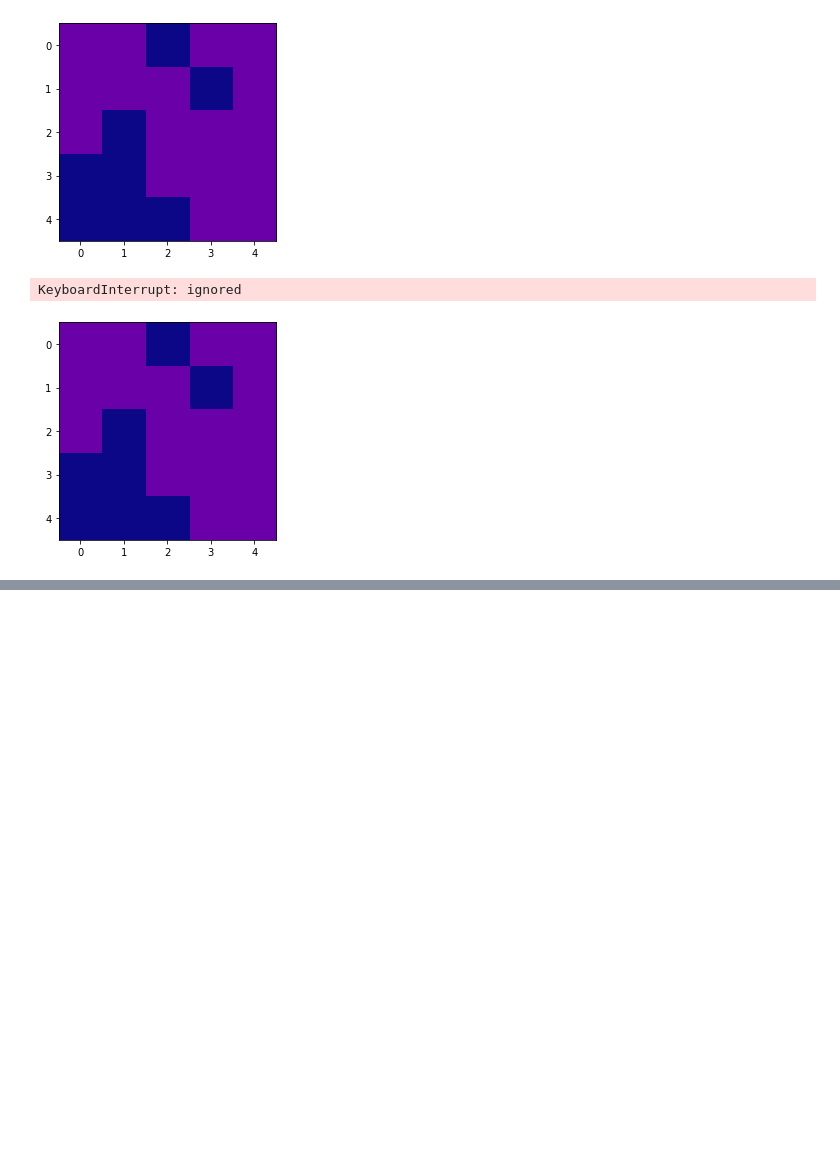
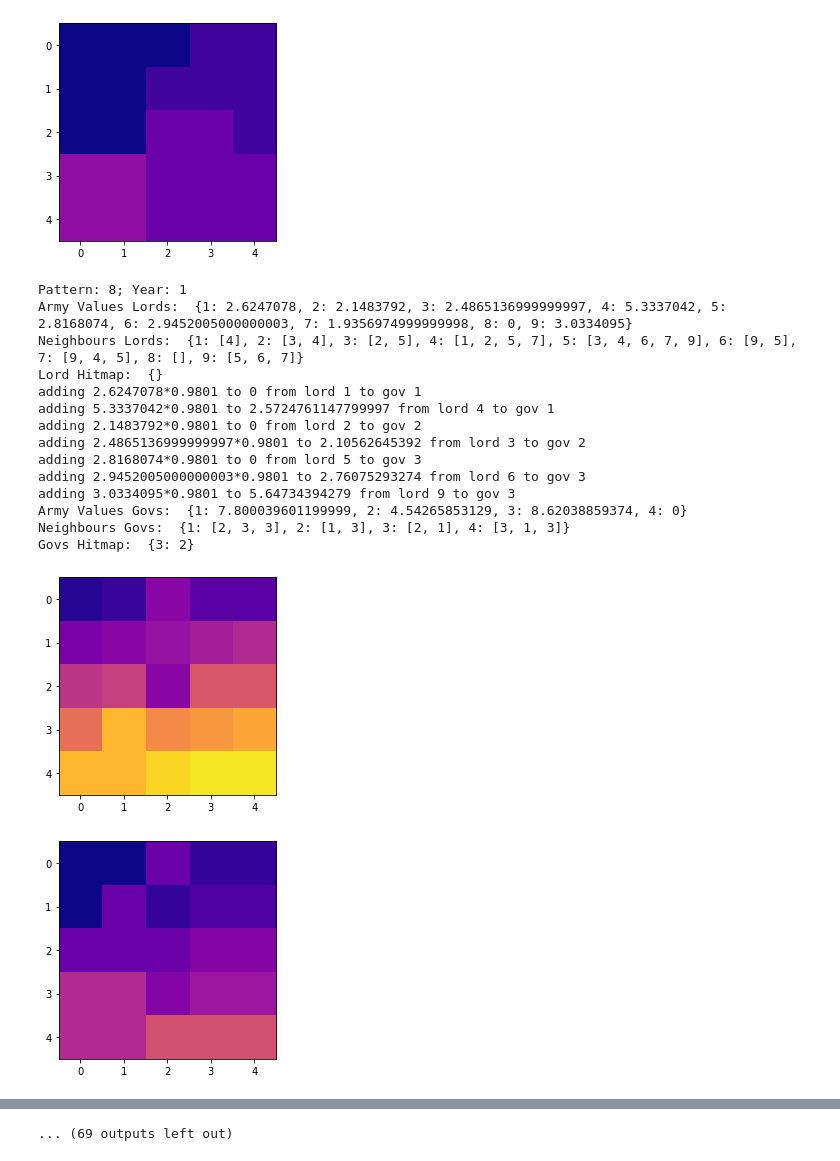
Before and after one commit to jpsiegel/Projects, a Jupyter notebook: Feudal_Model.ipynb, the cells around one changed output, grey strips where cells are left out. Saved outputs shown, nothing was run; the diff lists cells and outputs as text; code cells hidden in the pictures; blank space fills up the shorter version.

Commit message:
added logic and visualization for governor conquests

```diff
--- a/Feudal_Model.ipynb
+++ b/Feudal_Model.ipynb
@@ -54,12 +54,14 @@ initial_army_level_min, initial_army_level_max = 0.1, 2
 initial_loyalty_value = 1.0
 min_army_growth_rate, max_army_growth_rate = 0.01, 0.1
 
-activity_value = 1  # [0,1] higher activity means more probability of attacking
+activity_value = 0.5  # [0,1] higher activity means more probability of attacking
 loyalty_decay_rate = 0.01
-army_portion_left_on_new_conquest = 1/2
+army_portion_left_on_new_conquest = 0.5
 times_stronger_lord = 2 # how many times the army value of a lord has to exceed the ones of his neighbours to attack
+times_stronger_gov = 1
 loyalty_war_boost = 0.4 #how much loyalty is gained from going to war
-conquered_initial_loyalty = 0.5 #how loyal is vassal taht was just conquered by a new lord
+conquered_initial_loyalty = 0.5 #how loyal is vassal that was just conquered by a new lord
+portion_of_vassal_aid_to_go_to_war = 0.5
 # %%
 # Classes
 
@@ -176,7 +236,7 @@ def print_connections(vassal_config, lord_config, governor_config):
 
 def find_lord_of_vassal(vassal):
   """ Given a vassal object, returns the lord object connected with him """
-  lord_id = list(vassal.loyalties_up.keys())[0]  # id of first lord connected
+  lord_id = list(vassal.loyalties_up.keys())[0]  # id of first lord connected, but
 
   if len(vassal.loyalties_up.keys()) > 1: #if he has more than one connection, choose most loyal
     most_loyal = max(vassal.loyalties_up.values())
@@ -205,6 +265,17 @@ def find_lord_by_id(id_):
   if target_lord == None:
     raise ValueError("Lord not found in nextlord_config")
 
+def find_governor_by_id(id_):
+  """ Given a id, returns the governor object of that id"""
+  target_gov = None
+  for x in range(governor_grid_size):
+    for y in range(governor_grid_size):
+      if governor_nextconfig[x,y].id_ == id_:
+        target_gov = governor_nextconfig[x,y]
+        return target_gov
+  if target_gov == None:
+    raise ValueError("Governor not found in nextgovernor_config")
+
 def find_governor_of_vassal(vassal):
   """ Given a vassal object, returns the governor object connected with him through a lord"""
   lord = find_lord_of_vassal(vassal)
@@ -227,6 +298,16 @@ def find_vassals_by_ids(vassal_id_list):
       if vassal_nextconfig[x,y].id_ in vassal_id_list:
         vassal_coords.append((x, y))
   return vassal_coords
+
+def find_lords_by_ids(lord_id_list):
+  """given a list of lord ids, returns tuple list of the
+  coordinates of all lord cells that have one of those ids"""
+  lord_coords = []
+  for x in range(lord_grid_size):
+    for y in range(lord_grid_size):
+      if lord_nextconfig[x,y].id_ in lord_id_list:
+        lord_coords.append((x, y))
+  return lord_coords
 # %%
 # backend
 
@@ -485,13 +614,13 @@ def update(printy=False):
 #main
 
 # Simulate and plot results
-nice_patterns = [(7, "year 56 y 56 hace conquistas masivas de lord")]
+nice_patterns = [(7, "remontada"), (8, "dos lords"), (12, "")]
 init_pattern = input("Initial Pattern?: ")
 
 for p in range(int(init_pattern), 40):
 
   initialize(pattern=p, printy=False)
-  for year in range(70):
+  for year in range(10):
       print("Pattern: {}; Year: {}".format(p, year))
       update(printy=False)
       observe(year, ca_level="vassal", color_map="plasma")
@@ -501,7 +630,7 @@ for p in range(int(init_pattern), 40):
       observe(year, ca_level="governor", color_map="plasma")
       display.display(gcf())
       time.sleep(0.4)
-      display.clear_output(wait=True) #comment for whole output
+      #display.clear_output(wait=True) #comment for whole output
       plt.close()
   plt.show()
 
@@ -518,3 +660,17 @@ Lord Hitmap:  {}
-[figure, old version]
+[figure, new version]
-KeyboardInterrupt: ignored
+Pattern: 8; Year: 1
+Army Values Lords:  {1: 2.6247078, 2: 2.1483792, 3: 2.4865136999999997, 4: 5.3337042, 5: 2.8168074, 6: 2.9452005000000003, 7: 1.9356974999999998, 8: 0, 9: 3.0334095}
+Neighbours Lords:  {1: [4], 2: [3, 4], 3: [2, 5], 4: [1, 2, 5, 7], 5: [3, 4, 6, 7, 9], 6: [9, 5], 7: [9, 4, 5], 8: [], 9: [5, 6, 7]}
+Lord Hitmap:  {}
+adding 2.6247078*0.9801 to 0 from lord 1 to gov 1
+adding 5.3337042*0.9801 to 2.5724761147799997 from lord 4 to gov 1
+adding 2.1483792*0.9801 to 0 from lord 2 to gov 2
+adding 2.4865136999999997*0.9801 to 2.10562645392 from lord 3 to gov 2
+adding 2.8168074*0.9801 to 0 from lord 5 to gov 3
+adding 2.9452005000000003*0.9801 to 2.76075293274 from lord 6 to gov 3
+adding 3.0334095*0.9801 to 5.64734394279 from lord 9 to gov 3
+Army Values Govs:  {1: 7.800039601199999, 2: 4.54265853129, 3: 8.62038859374, 4: 0}
+Neighbours Govs:  {1: [2, 3, 3], 2: [1, 3], 3: [2, 1], 4: [3, 1, 3]}
+Govs Hitmap:  {3: 2}
-[figure, old version]
+[figure, new version]
+[figure, added]
@@ -520,0 +694 @@ KeyboardInterrupt: ignored
+... (69 outputs left out)
```
Also changed, not shown: parts of 4 cells of this notebook.
